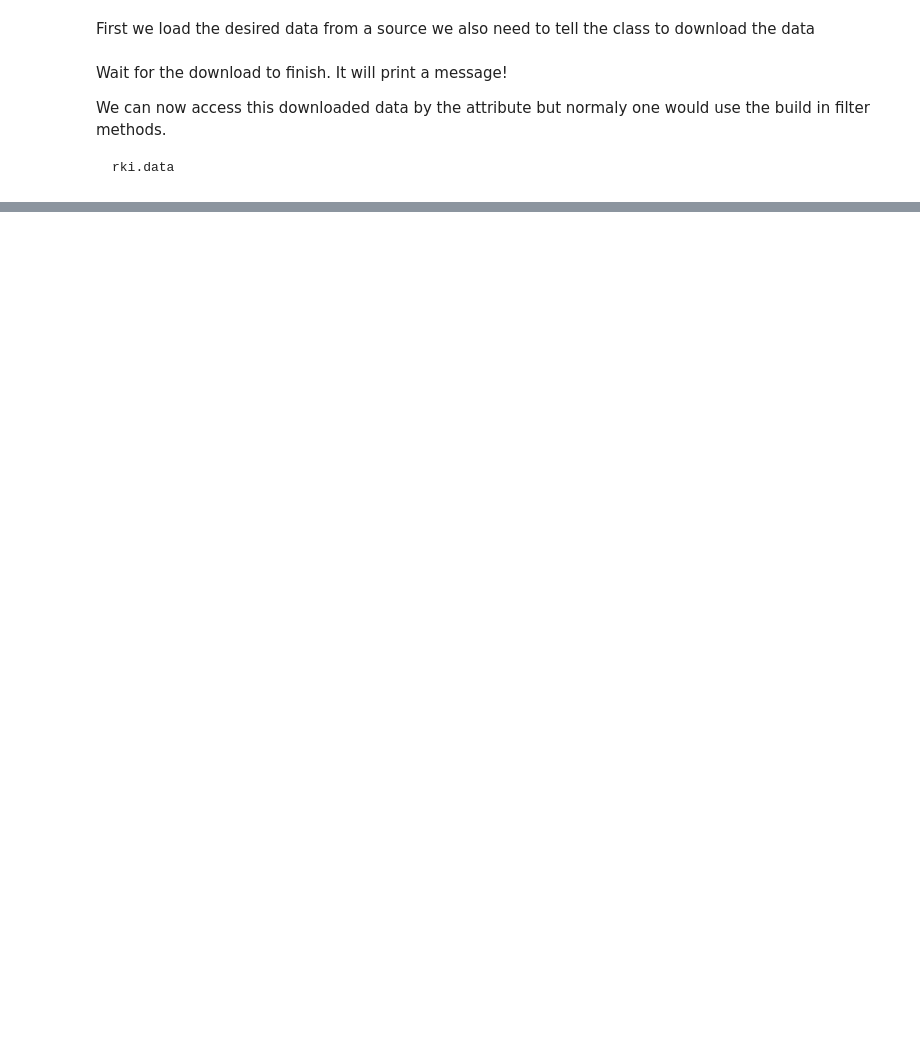
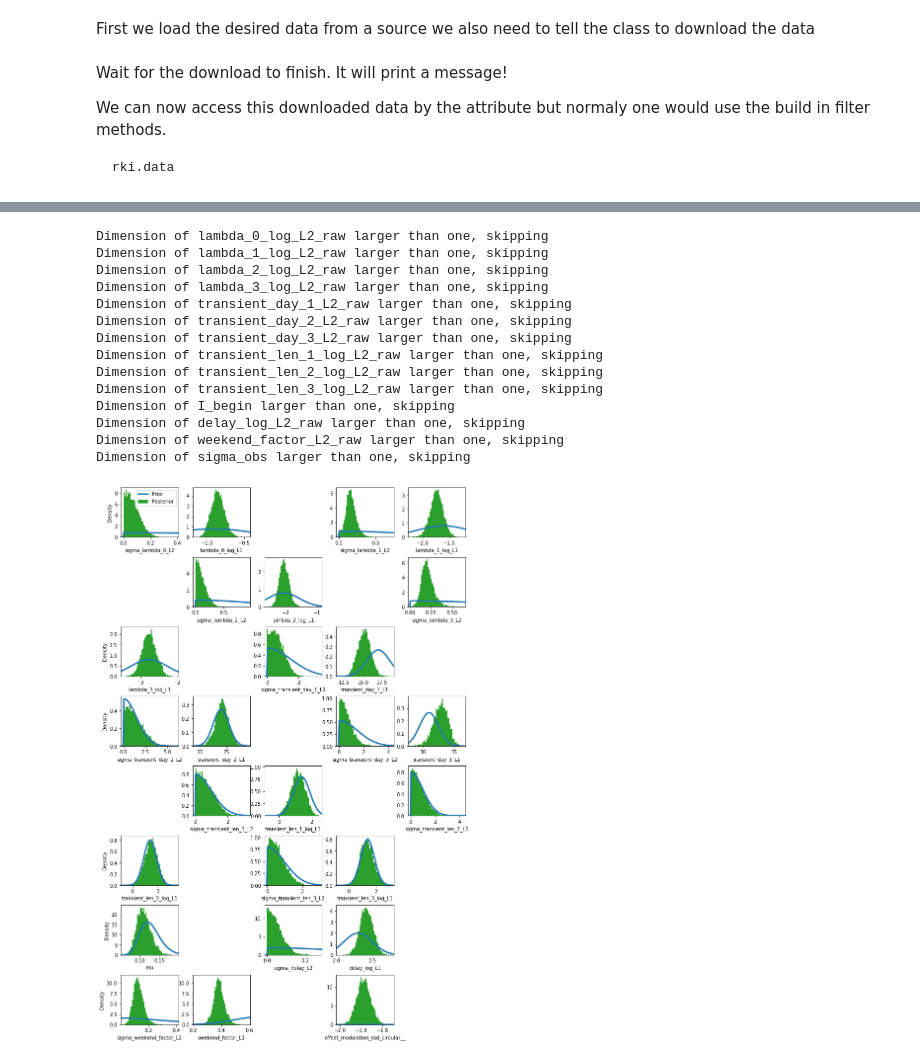
Before and after one commit to Priesemann-Group/covid19_inference, a Jupyter notebook: scripts/example_bundeslaender.ipynb, the cells around one changed output, grey strips where cells are left out. Drawn from its saved outputs; the diff is of its cells as text; code cells hidden in the pictures; blank space fills up the shorter version.

```diff
--- a/scripts/example_bundeslaender.ipynb
+++ b/scripts/example_bundeslaender.ipynb
@@ -26,3 +23,9 @@ rki.download_all_available_data()
+# %%
+#rki = cov19.data_retrieval.RKI(True)
+#rki.download_all_available_data()
+import pickle
+#pickle.dump(rki, open('rki.pickled', 'wb'))
+rki = pickle.load(open('rki.pickled', 'rb'))
 # %% [markdown]
 Wait for the download to finish. It will print a message!
 
@@ -84,0 +126,39 @@ plt.plot(np.median(trace.new_cases, axis=0))
+# %%
+varnames = cov19.plotting.get_all_free_RVs_names(model)
+num_cols = 5
+num_rows = int(np.ceil(len(varnames)/num_cols))
+x_size = num_cols * 2.5
+y_size = num_rows * 2.5
+
+fig, axes = plt.subplots(num_rows, num_cols, figsize = (x_size, y_size),squeeze=False)
+i_ax = 0
+for i_row, axes_row in enumerate(axes):
+    for i_col, ax in enumerate(axes_row):
+        if i_ax >= len(varnames):
+            ax.set_visible(False)
+            continue
+        else:
+            cov19.plotting.plot_hist(model, trace, ax, varnames[i_ax],
+                                     colors=('tab:blue', 'tab:green'))
+        if not i_col == 0:
+            ax.set_ylabel('')
+        if i_col == 0 and i_row == 0:
+            ax.legend()
+        i_ax += 1
+fig.subplots_adjust(wspace=0.25, hspace=0.4)
+# %% [output]
+Dimension of lambda_0_log_L2_raw larger than one, skipping
+Dimension of lambda_1_log_L2_raw larger than one, skipping
+Dimension of lambda_2_log_L2_raw larger than one, skipping
+Dimension of lambda_3_log_L2_raw larger than one, skipping
+Dimension of transient_day_1_L2_raw larger than one, skipping
+Dimension of transient_day_2_L2_raw larger than one, skipping
+Dimension of transient_day_3_L2_raw larger than one, skipping
+Dimension of transient_len_1_log_L2_raw larger than one, skipping
+Dimension of transient_len_2_log_L2_raw larger than one, skipping
+Dimension of transient_len_3_log_L2_raw larger than one, skipping
+Dimension of I_begin larger than one, skipping
+Dimension of delay_log_L2_raw larger than one, skipping
+Dimension of weekend_factor_L2_raw larger than one, skipping
+Dimension of sigma_obs larger than one, skipping
+[figure, added]
```
Also changed, not shown: parts of 7 cells of this notebook, 1 other file.
